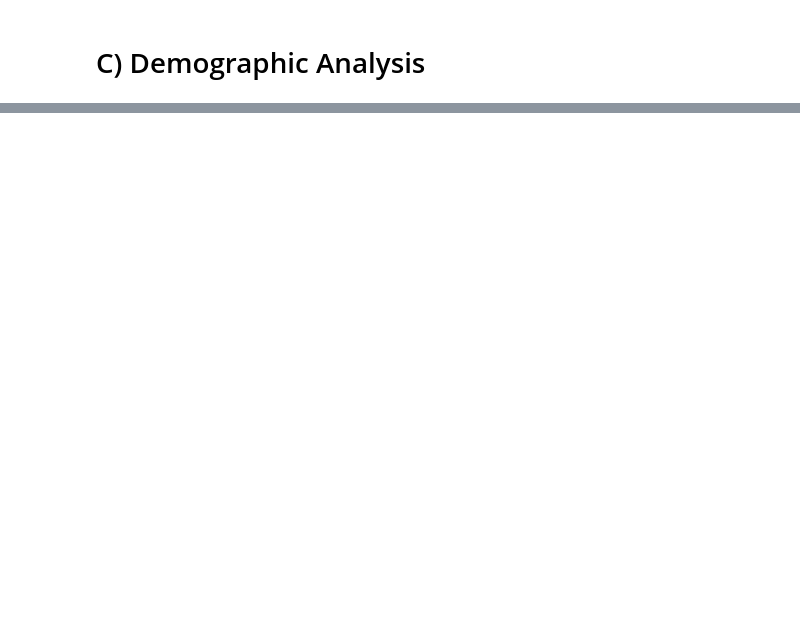
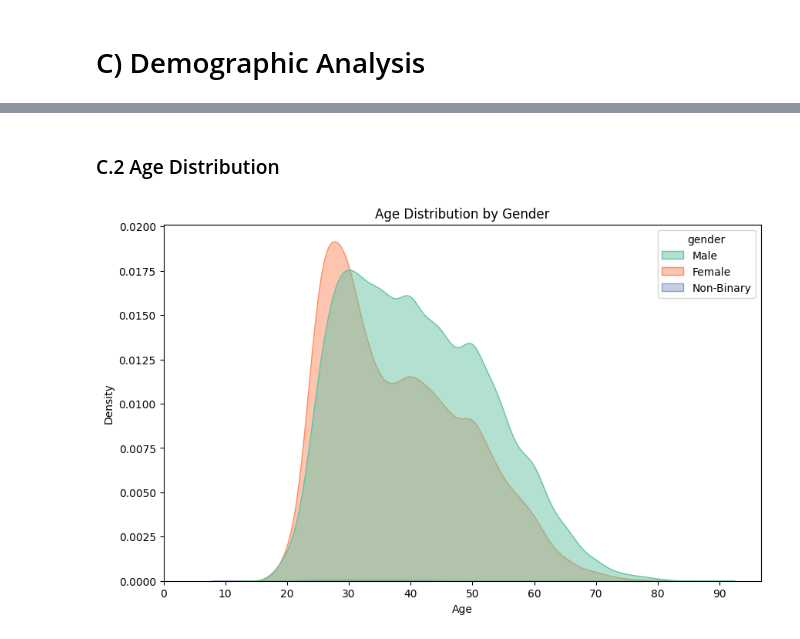
Before and after one commit to ishanmishra128/NYC2024MarathonAnalysis, a Jupyter notebook: MarathonAnalysis.ipynb, the cells around one changed output, grey strips where cells are left out. Cells and saved outputs as stored; diff of their text form; code cells hidden in the pictures; blank space fills up the shorter version.

```diff
--- a/MarathonAnalysis.ipynb
+++ b/MarathonAnalysis.ipynb
@@ -139,0 +156,12 @@ marathon['ageGroup'] = pd.cut(marathon['age'], bins=bins, labels=labels)
+# %% [markdown]
+### C.2 Age Distribution
+# %%
+plt.figure(figsize=(10, 6))
+sns.kdeplot(data=marathon, x='age', hue='gender', fill=True, palette='Set2', alpha=0.5)
+plt.title('Age Distribution by Gender')
+plt.xticks(range(0,100,10))
+plt.xlabel('Age')
+plt.ylabel('Density')
+plt.show()
+# %% [output]
+[figure, added]
```
Also changed, not shown: parts of 12 cells of this notebook.
